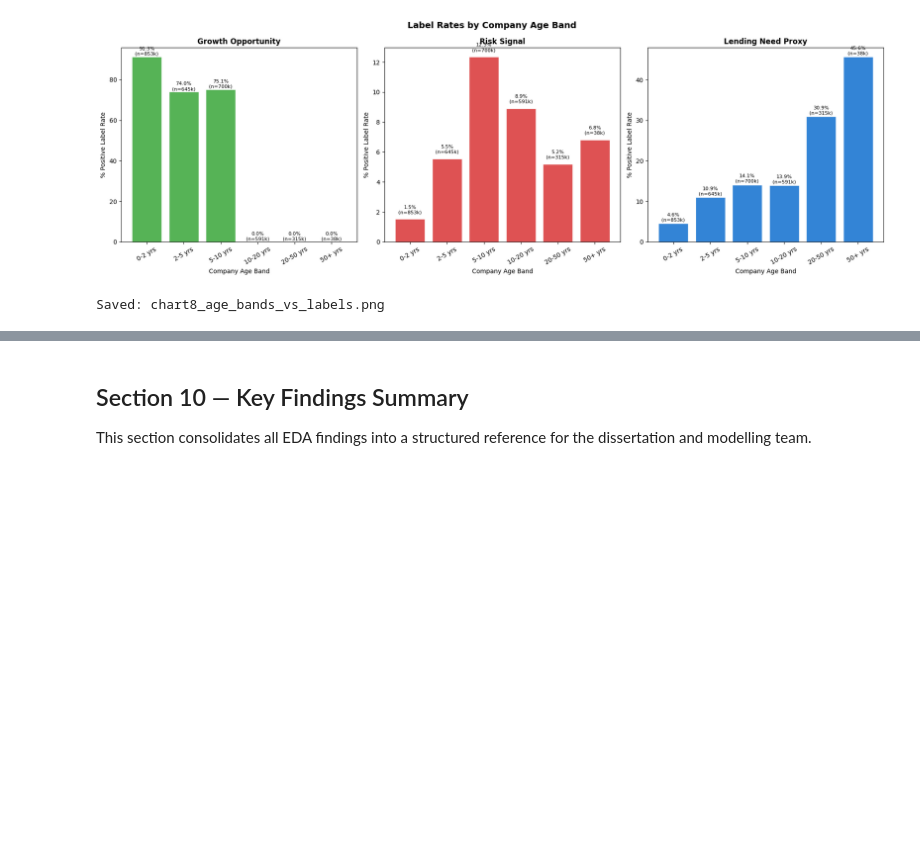
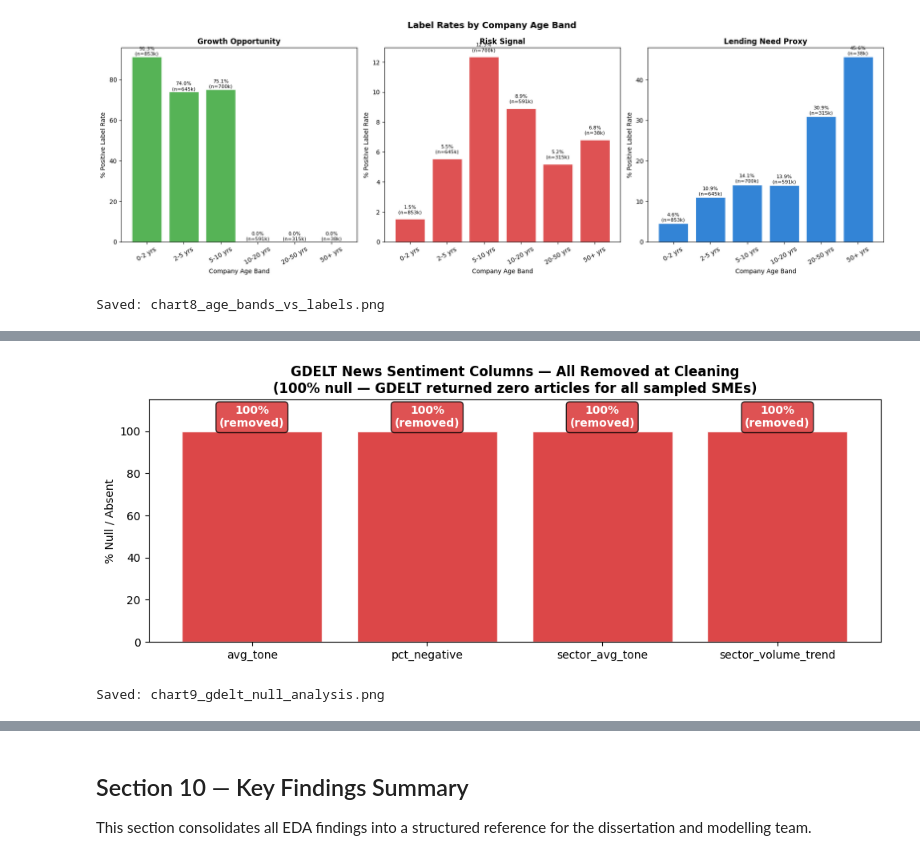
Before and after one commit to Vishwatejkhot/Lloyds_project_group33, a Jupyter notebook: eda_and_cleaning.ipynb, the cells around one changed output, grey strips where cells are left out. Saved outputs shown, nothing was run; the diff lists cells and outputs as text; code cells hidden in the pictures; blank space fills up the shorter version.

Commit message:
EDA finalised: all teammate fixes applied, complete findings summary - Pratik

```diff
--- a/eda_and_cleaning.ipynb
+++ b/eda_and_cleaning.ipynb
@@ -380,8 +380,15 @@ numeric_features = [
     'conf_stmt_overdue_days', 'num_mortgages_outstanding', 'num_mortgages_total',
     'has_active_mortgages', 'has_changed_name', 'is_active', 'is_dormant',
     'is_micro', 'is_small', 'is_full_accounts', 'fast_growth_proxy',
+    'has_late_filing_history', 'director_turnover_signal', 'director_resignations_1yr',
+    'avg_tone', 'pct_negative', 'sector_avg_tone', 'sector_volume_trend',
     'label_growth_opportunity', 'label_risk_signal', 'label_lending_need_proxy'
 ]
+
+# Filter to only columns that actually exist in the dataset
+numeric_features = [c for c in numeric_features if c in df.columns]
+print(f"Features in heatmap: {len(numeric_features)}")
+print(numeric_features)
 
 # Sample for performance
 sample = df[numeric_features].sample(100000, random_state=42)
@@ -553,3 +562,69 @@ print("Saved: chart8_age_bands_vs_labels.png")
 # %% [output]
 [figure]
 Saved: chart8_age_bands_vs_labels.png
+# %%
+# ============================================================
+# CHART 9 — GDELT NEWS FEATURES: NULL ANALYSIS
+# This justifies why labels were rebuilt from Companies House
+# data only, without news sentiment
+# ============================================================
+
+gdelt_cols = ['avg_tone', 'pct_negative', 'sector_avg_tone', 'sector_volume_trend']
+
+# Check which ones exist in the dataset
+existing_gdelt = [c for c in gdelt_cols if c in df.columns]
+missing_gdelt  = [c for c in gdelt_cols if c not in df.columns]
+
+print("=== GDELT COLUMN AUDIT ===")
+print(f"Columns present in dataset: {existing_gdelt}")
+print(f"Columns NOT in dataset:     {missing_gdelt}")
+
+if existing_gdelt:
+    print("\n--- Null rates for present GDELT columns ---")
+    for col in existing_gdelt:
+        null_pct = df[col].isnull().mean() * 100
+        non_null = df[col].notna().sum()
+        print(f"  {col:<30} {null_pct:.1f}% null  ({non_null:,} non-null values)")
+
+    # Visualise
+    fig, ax = plt.subplots(figsize=(10, 4))
+    null_rates = {col: df[col].isnull().mean() * 100 for col in existing_gdelt}
+    colors = ['#d62728' if v > 80 else '#ff7f0e' for v in null_rates.values()]
+    bars = ax.bar(null_rates.keys(), null_rates.values(), color=colors, alpha=0.85, edgecolor='white')
+    ax.set_ylabel('% Null Values')
+    ax.set_ylim(0, 105)
+    ax.set_title('GDELT News Sentiment Columns — Null Rate\n'
+                 'Justification for rebuilding labels from Companies House data only',
+                 fontweight='bold')
+    ax.axhline(80, color='red', linestyle='--', alpha=0.5, label='80% threshold')
+    ax.legend()
+    for bar, val in zip(bars, null_rates.values()):
+        ax.text(bar.get_x() + bar.get_width()/2, bar.get_height() + 1,
+                f'{val:.1f}%', ha='center', fontsize=10, fontweight='bold')
+    plt.tight_layout()
+    plt.savefig('output/chart9_gdelt_null_analysis.png', dpi=150, bbox_inches='tight')
+    plt.show()
+    print("Saved: chart9_gdelt_null_analysis.png")
+else:
+    print("\nAll GDELT columns were removed during cleaning (all were 100% null).")
+    print("This confirms GDELT returned no usable data for this dataset.")
+    print("Dissertation note: labels were rebuilt using Companies House structured")
+    print("data only because GDELT returned zero articles for all sampled companies.")
+
+    # Still create a visual showing this finding clearly
+    fig, ax = plt.subplots(figsize=(10, 4))
+    gdelt_expected = ['avg_tone', 'pct_negative', 'sector_avg_tone', 'sector_volume_trend']
+    ax.bar(gdelt_expected, [100, 100, 100, 100], color='#d62728', alpha=0.85, edgecolor='white')
+    ax.set_ylabel('% Null / Absent')
+    ax.set_ylim(0, 115)
+    ax.set_title('GDELT News Sentiment Columns — All Removed at Cleaning\n'
+                 '(100% null — GDELT returned zero articles for all sampled SMEs)',
+                 fontweight='bold')
+    for i, col in enumerate(gdelt_expected):
+        ax.text(i, 102, '100%\n(removed)', ha='center', fontsize=10, fontweight='bold', color='white',
+                bbox=dict(boxstyle='round', facecolor='#d62728', alpha=0.8))
+    plt.tight_layout()
+    plt.savefig('output/chart9_gdelt_null_analysis.png', dpi=150, bbox_inches='tight')
+    plt.show()
+    print("Saved: chart9_gdelt_null_analysis.png")
+# %% [output]
@@ -555,0 +639,2 @@ Saved: chart8_age_bands_vs_labels.png
+[figure, added]
+Saved: chart9_gdelt_null_analysis.png
```
Also changed, not shown: parts of 6 cells of this notebook, 3 other files.
